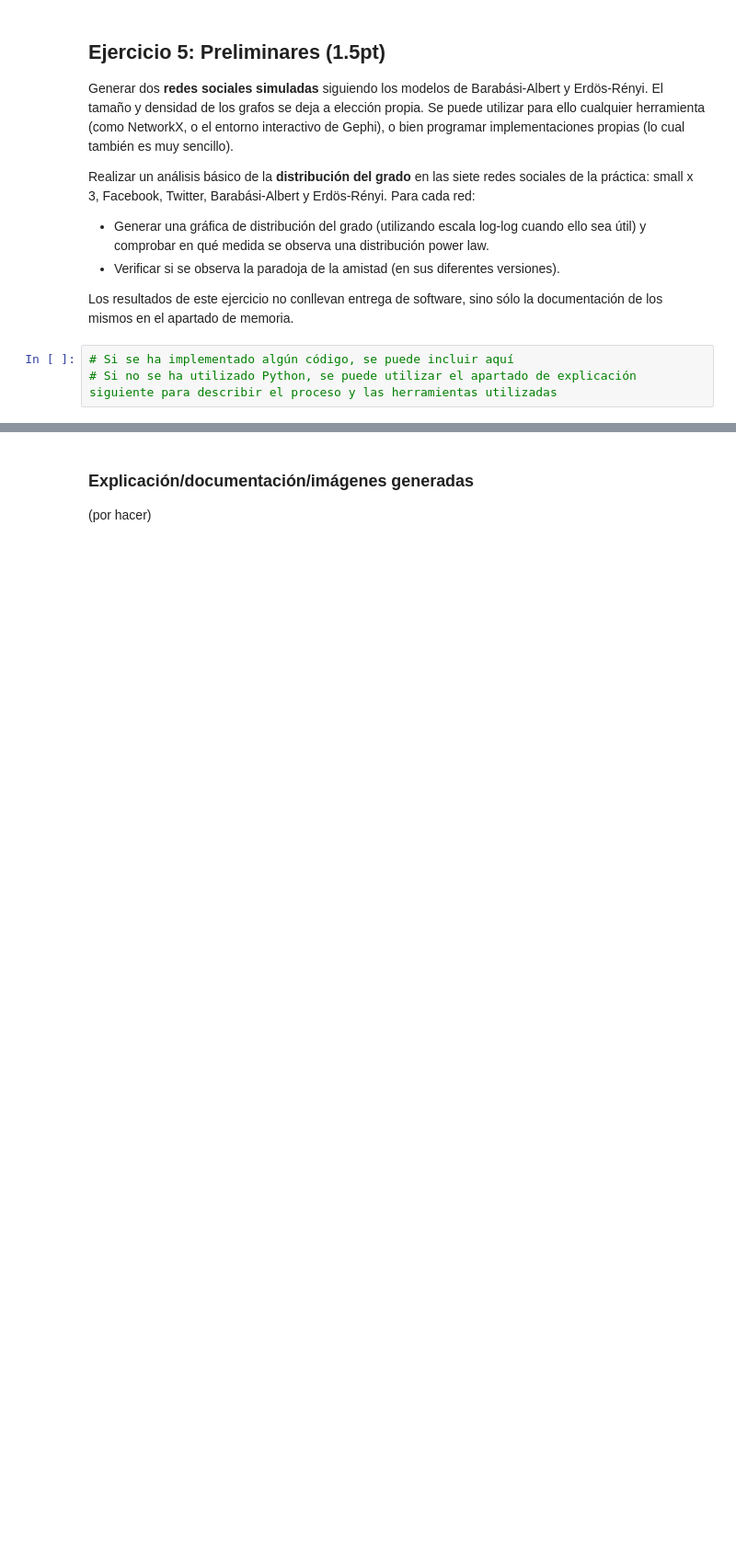
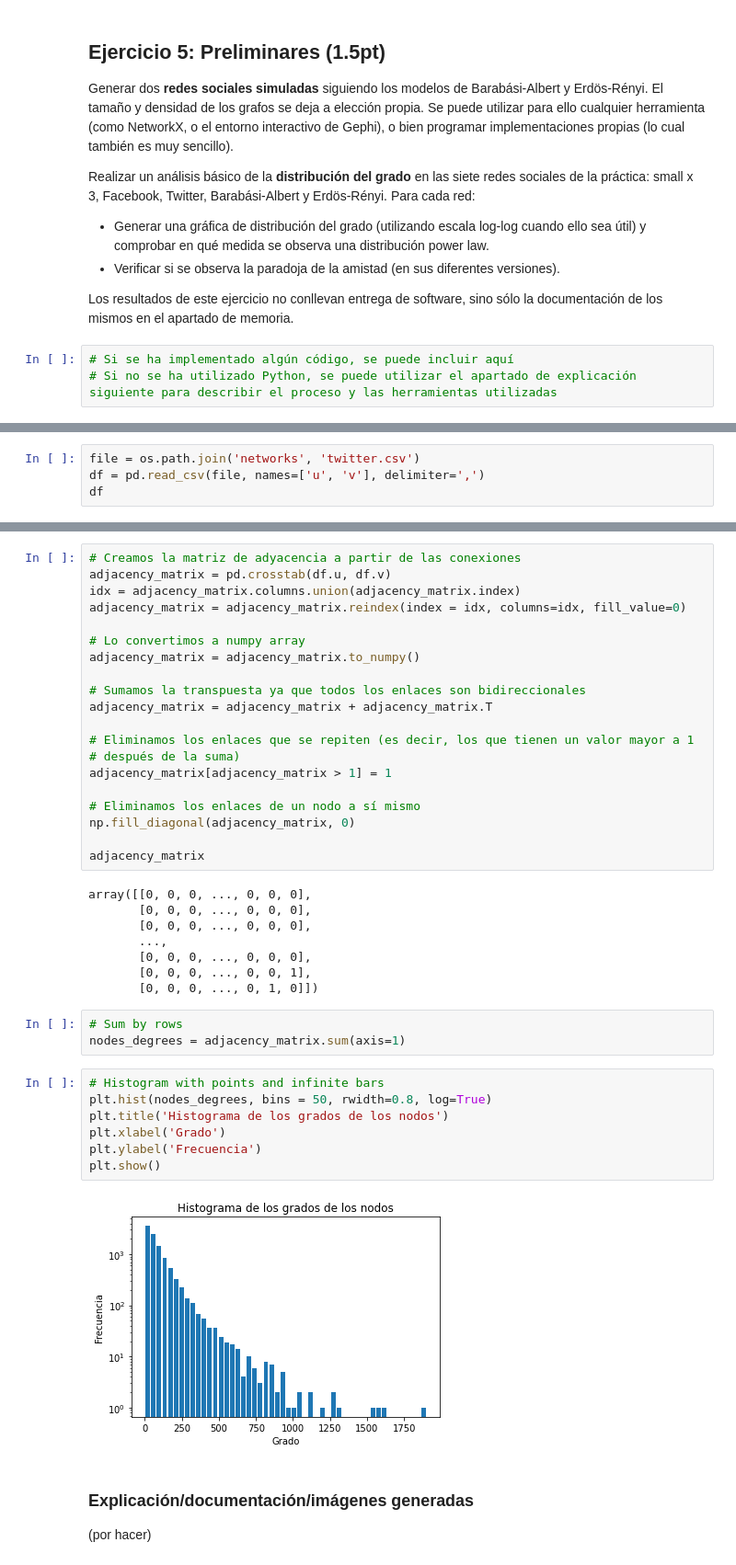
Before and after one commit to anamarsabi/bminf, a Jupyter notebook: practica-3/P3-SNA.ipynb, the cells around one changed output, grey strips where cells are left out. Shown at 92% size. Cells and saved outputs as stored; diff of their text form; blank space fills up the shorter version.

Commit message:
Crear matriz de adyacencia y algo de plot

```diff
--- a/practica-3/P3-SNA.ipynb
+++ b/practica-3/P3-SNA.ipynb
@@ -68,0 +75,4 @@ Los resultados de este ejercicio no conllevan entrega de software, sino sólo la
+# %%
+file = os.path.join('networks', 'twitter.csv')
+df = pd.read_csv(file, names=['u', 'v'], delimiter=',')
+df
@@ -69,3 +93,43 @@ Los resultados de este ejercicio no conllevan entrega de software, sino sólo la
+# %%
+# Creamos la matriz de adyacencia a partir de las conexiones
+adjacency_matrix = pd.crosstab(df.u, df.v)
+idx = adjacency_matrix.columns.union(adjacency_matrix.index)
+adjacency_matrix = adjacency_matrix.reindex(index = idx, columns=idx, fill_value=0)
+
+# Lo convertimos a numpy array
+adjacency_matrix = adjacency_matrix.to_numpy()
+
+# Sumamos la transpuesta ya que todos los enlaces son bidireccionales
+adjacency_matrix = adjacency_matrix + adjacency_matrix.T
+
+# Eliminamos los enlaces que se repiten (es decir, los que tienen un valor mayor a 1
+# después de la suma)
+adjacency_matrix[adjacency_matrix > 1] = 1
+
+# Eliminamos los enlaces de un nodo a sí mismo
+np.fill_diagonal(adjacency_matrix, 0)
+
+adjacency_matrix
+# %% [output]
+array([[0, 0, 0, ..., 0, 0, 0],
+       [0, 0, 0, ..., 0, 0, 0],
+       [0, 0, 0, ..., 0, 0, 0],
+       ...,
+       [0, 0, 0, ..., 0, 0, 0],
+       [0, 0, 0, ..., 0, 0, 1],
+       [0, 0, 0, ..., 0, 1, 0]])
+# %%
+# Sum by rows
+nodes_degrees = adjacency_matrix.sum(axis=1)
+# %%
+# Histogram with points and infinite bars
+plt.hist(nodes_degrees, bins = 50, rwidth=0.8, log=True)
+plt.title('Histograma de los grados de los nodos')
+plt.xlabel('Grado')
+plt.ylabel('Frecuencia')
+plt.show()
+# %% [output]
+[figure, added]
 # %% [markdown]
 ### Explicación/documentación/imágenes generadas
 
```
Also changed, not shown: parts of 6 cells of this notebook.
